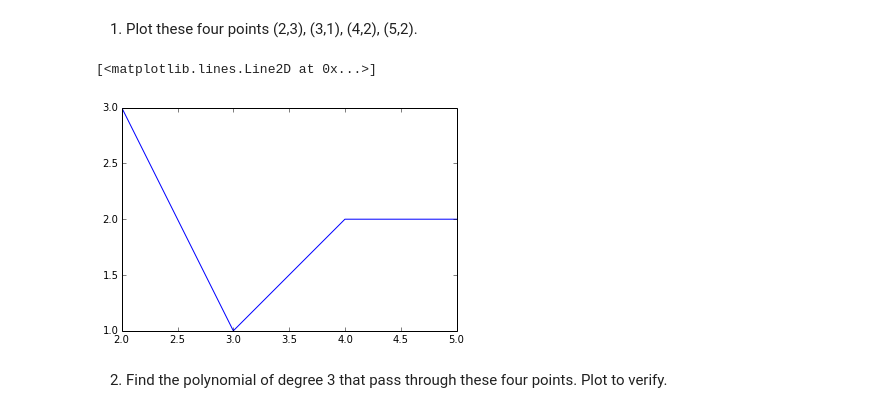
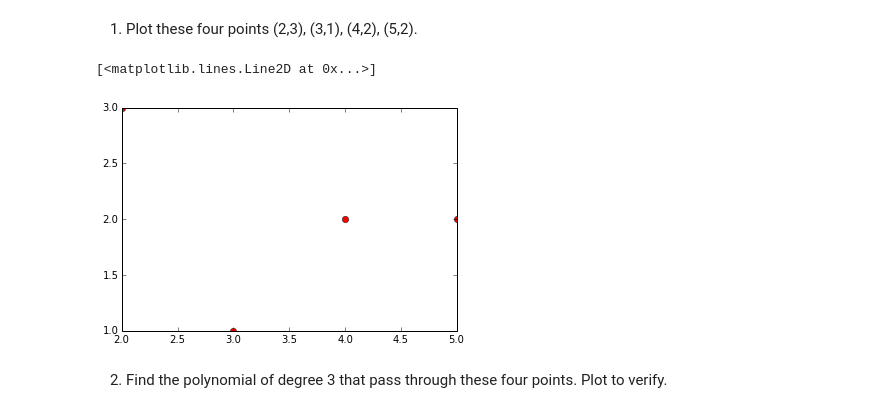
Before and after one commit to KongsakTi/NumMeth, a Jupyter notebook: Week04/04 Interpolation and Integration.ipynb, the cells around one changed output. Cells and saved outputs as stored; diff of their text form; code cells hidden in the pictures.

```diff
--- a/Week04/04 Interpolation and Integration.ipynb
+++ b/Week04/04 Interpolation and Integration.ipynb
@@ -10,10 +10,10 @@ from matplotlib import pyplot as plt
 # %%
 xs = [2,3,4,5]
 ys = [3,1,2,2]
-plt.plot(xs,ys)
+plt.plot(xs,ys,'ro')
 # %% [output]
 [<matplotlib.lines.Line2D at 0x...>]
-[figure, old version]
+[figure, new version]
 # %% [markdown]
 2) Find the polynomial of degree 3 that pass through these four points. Plot to verify.
 # %%
```
Also changed, not shown: 1 other file.
